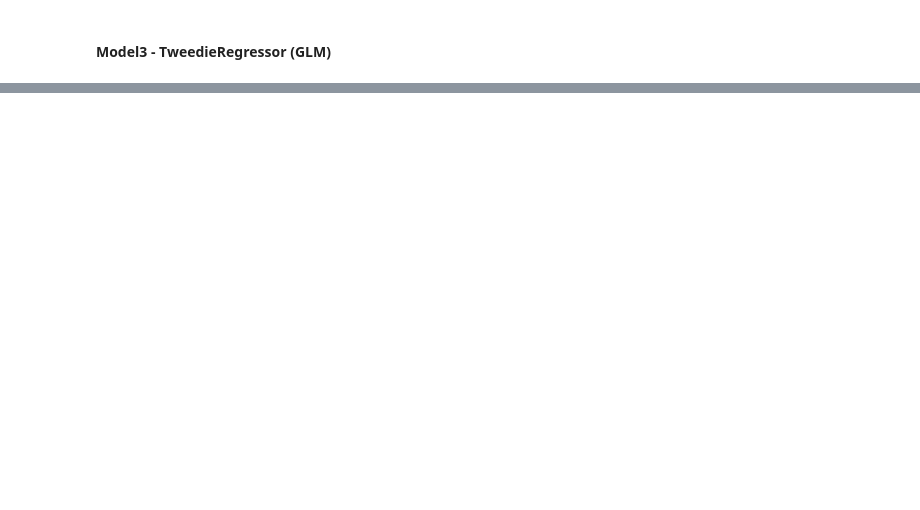
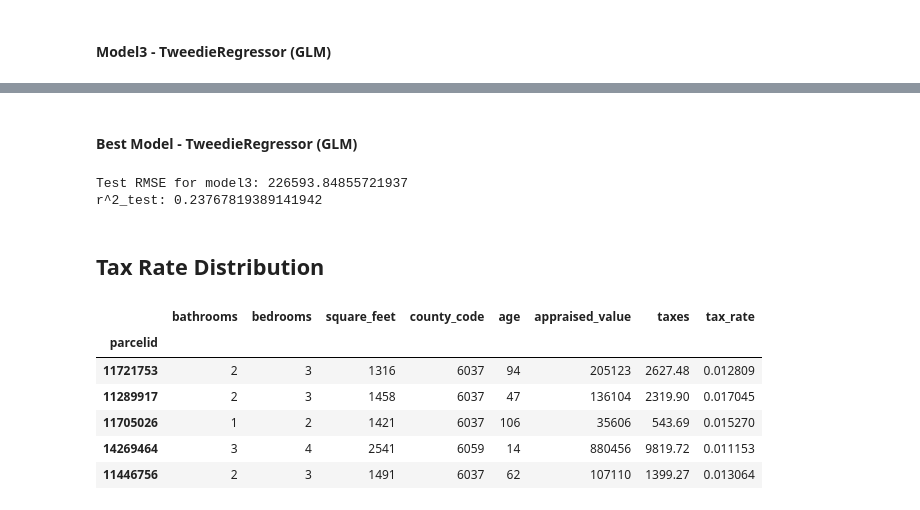
Before and after one commit to chadallen210/zillow-regression-project, a Jupyter notebook: workbook.ipynb, the cells around one changed output, grey strips where cells are left out. Drawn from its saved outputs; the diff is of its cells as text; code cells hidden in the pictures; blank space fills up the shorter version.

```diff
--- a/workbook.ipynb
+++ b/workbook.ipynb
@@ -764,0 +777,26 @@ y_train.head()
+# %% [markdown]
+#### Best Model - TweedieRegressor (GLM)
+# %%
+y_test = pd.DataFrame({'actual': y_test})
+# use the model to make predictions
+y_test['model3'] = model3.predict(X_test_scaled)
+
+print('Test RMSE for model3:', math.sqrt(mean_squared_error(y_test.actual, y_test.model3)))
+print('r^2_test:', explained_variance_score(y_test.actual, y_test.model3))
+# %% [output]
+Test RMSE for model3: 226593.84855721937
+r^2_test: 0.23767819389141942
+# %% [markdown]
+## Tax Rate Distribution
+# %%
+# Calculate the tax rate and add it as a column
+df['tax_rate'] = (df['taxes'] / df['appraised_value'])
+df.head()
+# %% [output]
+|  | bathrooms | bedrooms | square_feet | county_code | age | appraised_value | taxes | tax_rate |
+| parcelid |  |  |  |  |  |  |  |  |
+| 11721753 | 2 | 3 | 1316 | 6037 | 94 | 205123 | 2627.48 | 0.012809 |
+| 11289917 | 2 | 3 | 1458 | 6037 | 47 | 136104 | 2319.90 | 0.017045 |
+| 11705026 | 1 | 2 | 1421 | 6037 | 106 | 35606 | 543.69 | 0.015270 |
+| 14269464 | 3 | 4 | 2541 | 6059 | 14 | 880456 | 9819.72 | 0.011153 |
+| 11446756 | 2 | 3 | 1491 | 6037 | 62 | 107110 | 1399.27 | 0.013064 |
```
Also changed, not shown: parts of 19 cells of this notebook.
